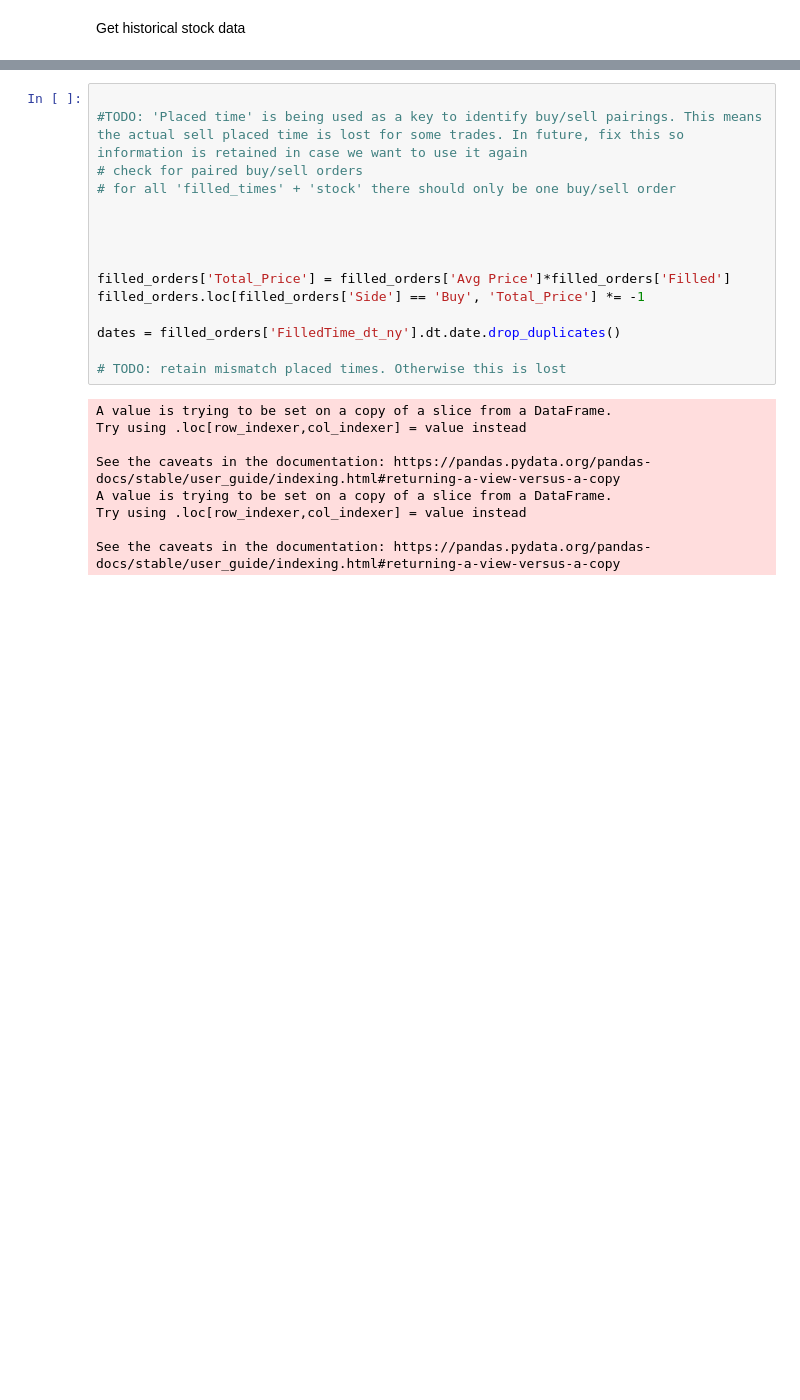
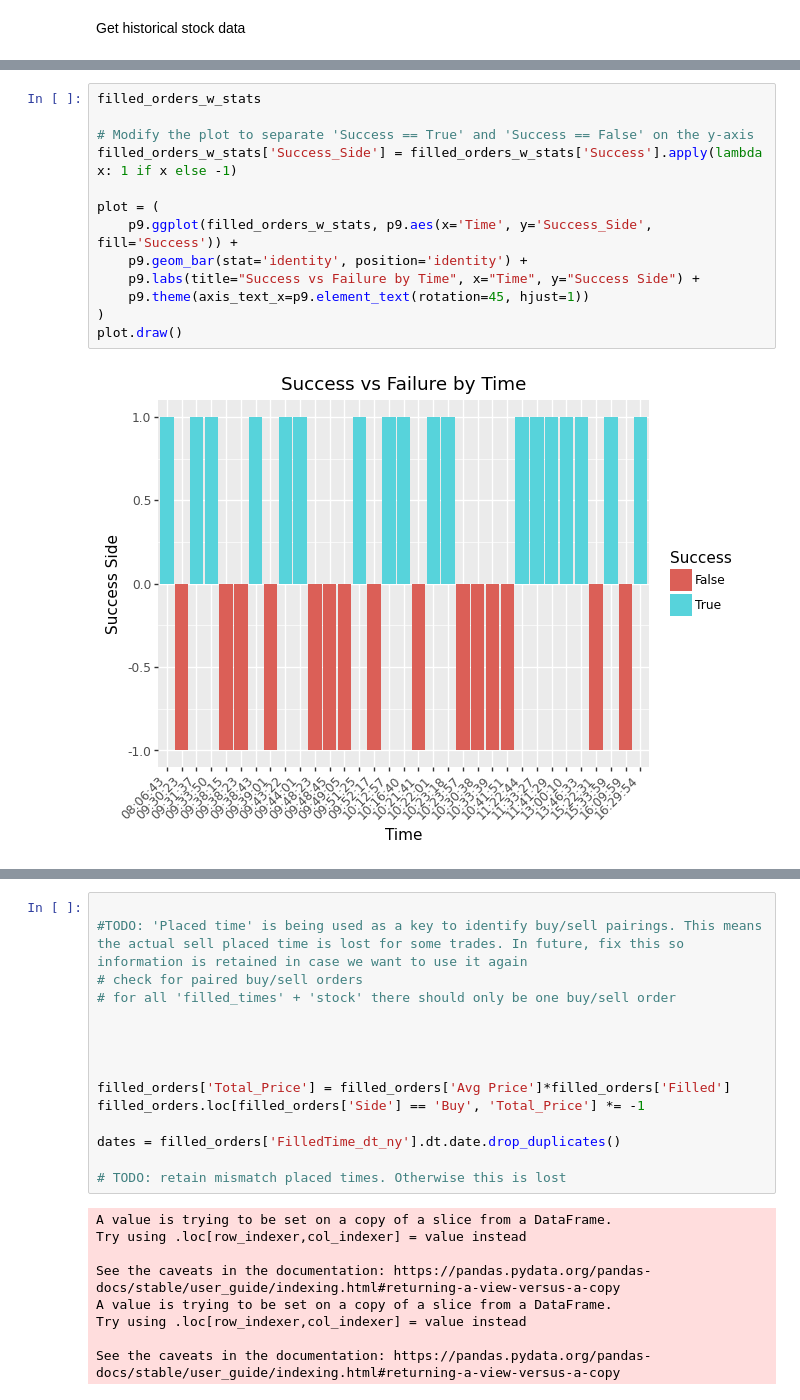
Before and after one commit to sbs87/Random_Projects, a Jupyter notebook: stock_reccomender/DayTrader_Analysis.ipynb, the cells around one changed output, grey strips where cells are left out. Drawn from its saved outputs; the diff is of its cells as text; blank space fills up the shorter version.

```diff
--- a/stock_reccomender/DayTrader_Analysis.ipynb
+++ b/stock_reccomender/DayTrader_Analysis.ipynb
@@ -327,0 +565,15 @@ YFRateLimitError: Too Many Requests. Rate limited. Try after a while.
+# %%
+filled_orders_w_stats
+
+# Modify the plot to separate 'Success == True' and 'Success == False' on the y-axis
+filled_orders_w_stats['Success_Side'] = filled_orders_w_stats['Success'].apply(lambda x: 1 if x else -1)
+
+plot = (
+    p9.ggplot(filled_orders_w_stats, p9.aes(x='Time', y='Success_Side', fill='Success')) +
+    p9.geom_bar(stat='identity', position='identity') +
+    p9.labs(title="Success vs Failure by Time", x="Time", y="Success Side") +
+    p9.theme(axis_text_x=p9.element_text(rotation=45, hjust=1))
+)
+plot.draw()
+# %% [output]
+[figure, added]
```
Also changed, not shown: parts of 22 cells of this notebook.
